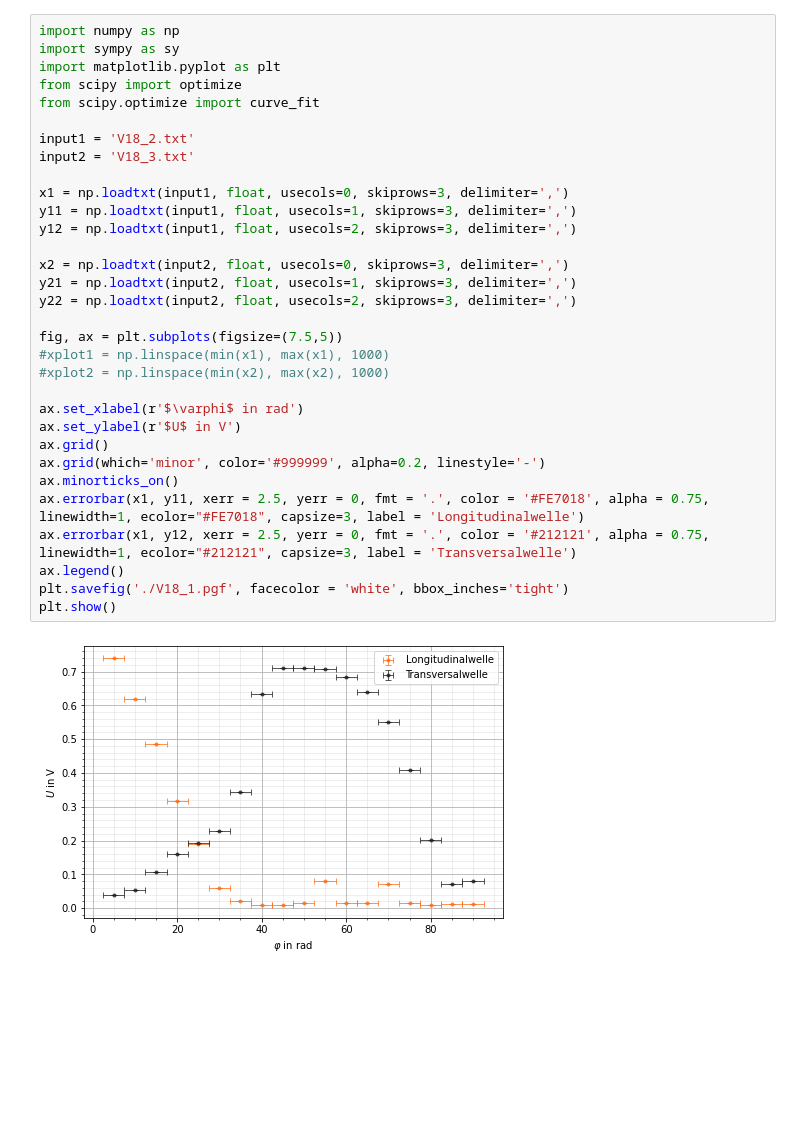
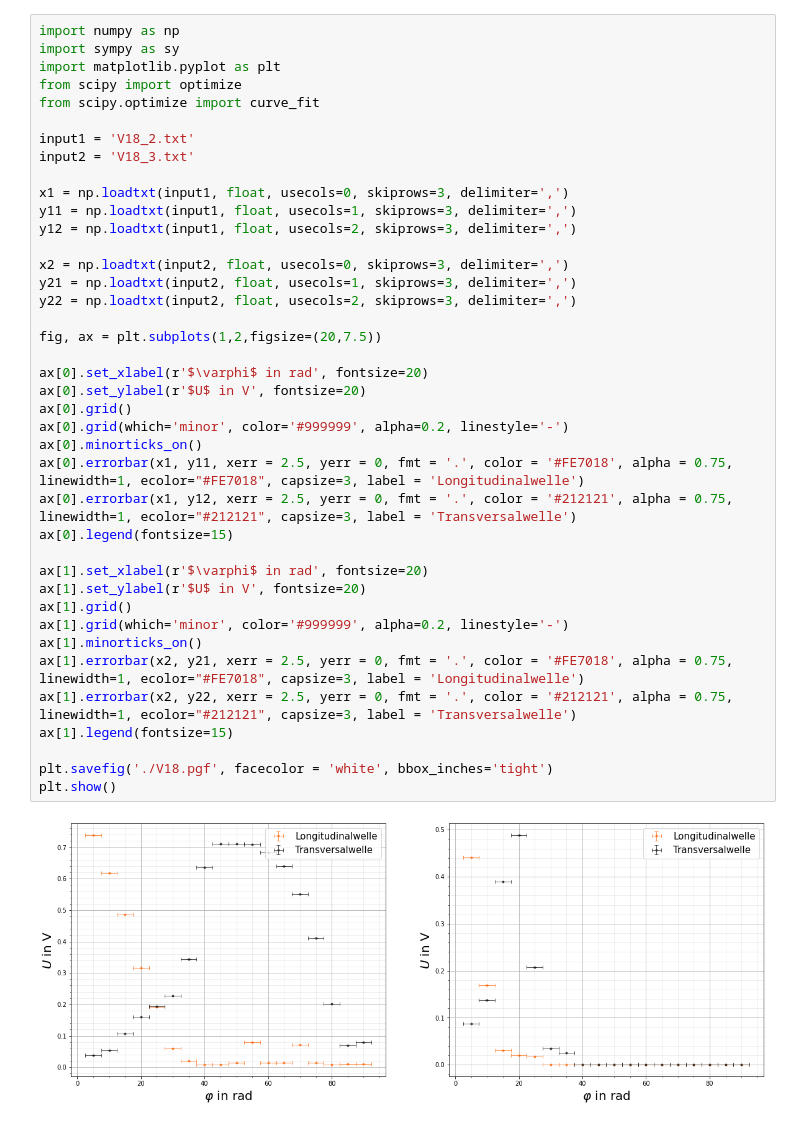
Before and after one commit to CVC97/ExPhy-III-Praktikum, a Jupyter notebook: 18_Ultraschallwellen/18_Ultraschallwellen.ipynb, the cells around one changed output. Cells and saved outputs as stored; diff of their text form; blank space fills up the shorter version.

Commit message:
plot 4

```diff
--- a/18_Ultraschallwellen/18_Ultraschallwellen.ipynb
+++ b/18_Ultraschallwellen/18_Ultraschallwellen.ipynb
@@ -1,34 +1,42 @@
 # %%
 import numpy as np
 import sympy as sy
 import matplotlib.pyplot as plt
 from scipy import optimize
 from scipy.optimize import curve_fit
 
 input1 = 'V18_2.txt'
 input2 = 'V18_3.txt'
 
 x1 = np.loadtxt(input1, float, usecols=0, skiprows=3, delimiter=',')
 y11 = np.loadtxt(input1, float, usecols=1, skiprows=3, delimiter=',')
 y12 = np.loadtxt(input1, float, usecols=2, skiprows=3, delimiter=',')
 
 x2 = np.loadtxt(input2, float, usecols=0, skiprows=3, delimiter=',')
 y21 = np.loadtxt(input2, float, usecols=1, skiprows=3, delimiter=',')
 y22 = np.loadtxt(input2, float, usecols=2, skiprows=3, delimiter=',')
 
-fig, ax = plt.subplots(figsize=(7.5,5))
-#xplot1 = np.linspace(min(x1), max(x1), 1000)
-#xplot2 = np.linspace(min(x2), max(x2), 1000)
+fig, ax = plt.subplots(1,2,figsize=(20,7.5))
 
-ax.set_xlabel(r'$\varphi$ in rad')
-ax.set_ylabel(r'$U$ in V')
-ax.grid()
-ax.grid(which='minor', color='#999999', alpha=0.2, linestyle='-')
-ax.minorticks_on()
-ax.errorbar(x1, y11, xerr = 2.5, yerr = 0, fmt = '.', color = '#FE7018', alpha = 0.75, linewidth=1, ecolor="#FE7018", capsize=3, label = 'Longitudinalwelle')
-ax.errorbar(x1, y12, xerr = 2.5, yerr = 0, fmt = '.', color = '#212121', alpha = 0.75, linewidth=1, ecolor="#212121", capsize=3, label = 'Transversalwelle')
-ax.legend()
-plt.savefig('./V18_1.pgf', facecolor = 'white', bbox_inches='tight')
+ax[0].set_xlabel(r'$\varphi$ in rad', fontsize=20)
+ax[0].set_ylabel(r'$U$ in V', fontsize=20)
+ax[0].grid()
+ax[0].grid(which='minor', color='#999999', alpha=0.2, linestyle='-')
+ax[0].minorticks_on()
+ax[0].errorbar(x1, y11, xerr = 2.5, yerr = 0, fmt = '.', color = '#FE7018', alpha = 0.75, linewidth=1, ecolor="#FE7018", capsize=3, label = 'Longitudinalwelle')
+ax[0].errorbar(x1, y12, xerr = 2.5, yerr = 0, fmt = '.', color = '#212121', alpha = 0.75, linewidth=1, ecolor="#212121", capsize=3, label = 'Transversalwelle')
+ax[0].legend(fontsize=15)
+
+ax[1].set_xlabel(r'$\varphi$ in rad', fontsize=20)
+ax[1].set_ylabel(r'$U$ in V', fontsize=20)
+ax[1].grid()
+ax[1].grid(which='minor', color='#999999', alpha=0.2, linestyle='-')
+ax[1].minorticks_on()
+ax[1].errorbar(x2, y21, xerr = 2.5, yerr = 0, fmt = '.', color = '#FE7018', alpha = 0.75, linewidth=1, ecolor="#FE7018", capsize=3, label = 'Longitudinalwelle')
+ax[1].errorbar(x2, y22, xerr = 2.5, yerr = 0, fmt = '.', color = '#212121', alpha = 0.75, linewidth=1, ecolor="#212121", capsize=3, label = 'Transversalwelle')
+ax[1].legend(fontsize=15)
+
+plt.savefig('./V18.pgf', facecolor = 'white', bbox_inches='tight')
 plt.show()
 # %% [output]
-[figure, old version]
+[figure, new version]
```
Also changed, not shown: parts of 1 cell of this notebook.
